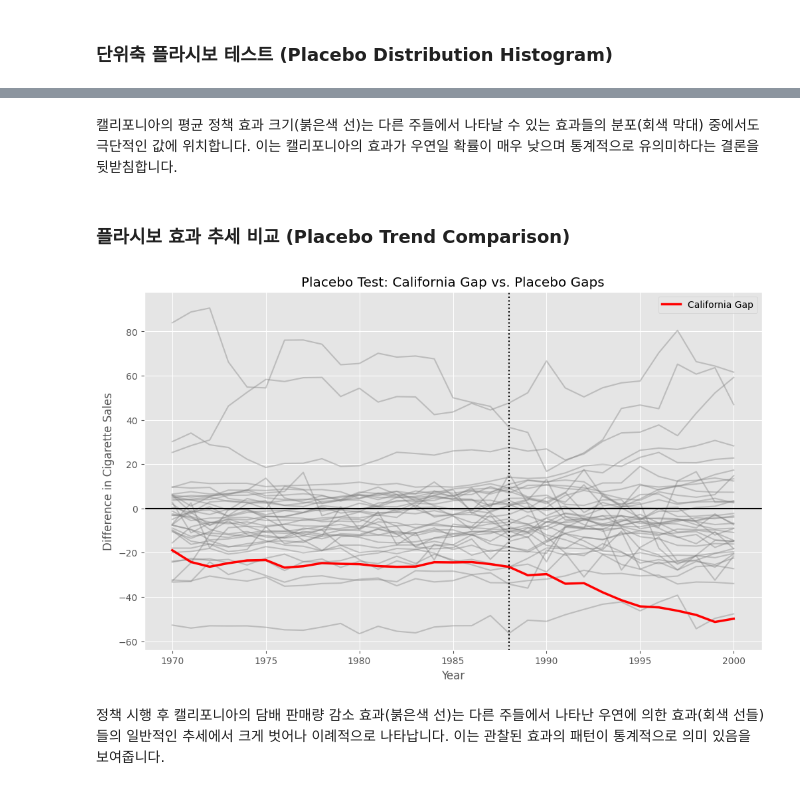
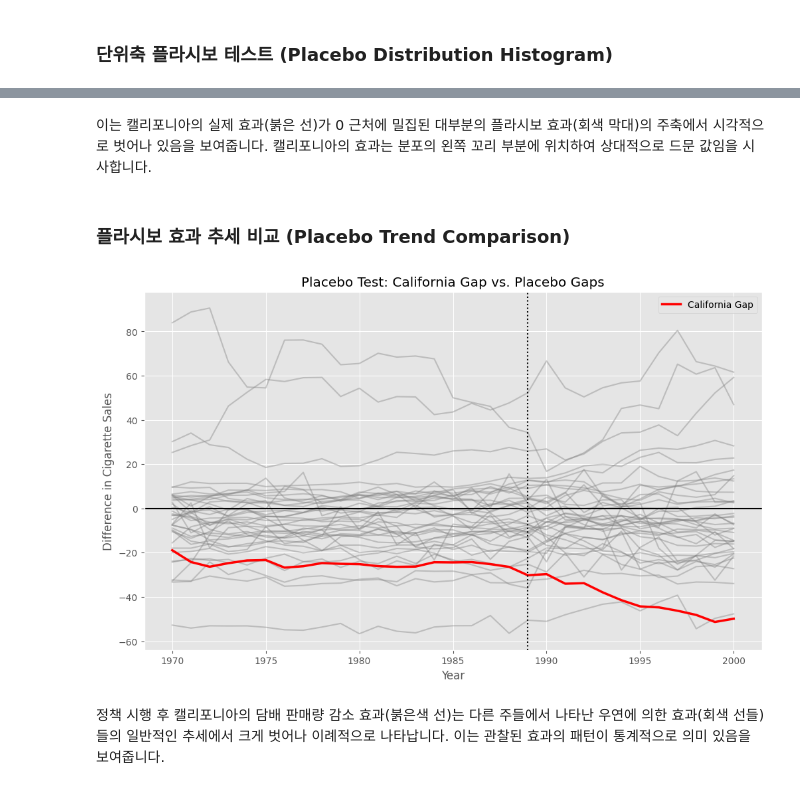
Before and after one commit to CausalInferenceLab/awesome-causal-inference-python, a Jupyter notebook: book/ate/sdid.ipynb, the cells around one changed output, grey strips where cells are left out. Drawn from its saved outputs; the diff is of its cells as text; code cells hidden in the pictures.

```diff
--- a/book/ate/sdid.ipynb
+++ b/book/ate/sdid.ipynb
@@ -285,7 +288,8 @@ Gap Plot에서 정책 시행 시점인 1988년 이후 선이 0 아래로 크게
 # %%
 # 플라시보 분포 시각화를 위한 계산
 real_att = fit_model.att
-control_states = df[df['treated'] == 0]['state'].unique()
+control_states = df.loc[df['california'] == False, 'state'].unique()
+
 placebo_atts = []
 
 for state_id in tqdm(control_states):
@@ -316,5 +320,5 @@ plt.show()
-# %% [markdown]
-캘리포니아의 평균 정책 효과 크기(붉은색 선)는 다른 주들에서 나타날 수 있는 효과들의 분포(회색 막대) 중에서도 극단적인 값에 위치합니다. 이는 캘리포니아의 효과가 우연일 확률이 매우 낮으며 통계적으로 유의미하다는 결론을 뒷받침합니다.
+# %% [markdown]
+이는 캘리포니아의 실제 효과(붉은 선)가 0 근처에 밀집된 대부분의 플라시보 효과(회색 막대)의 주축에서 시각적으로 벗어나 있음을 보여줍니다. 캘리포니아의 효과는 분포의 왼쪽 꼬리 부분에 위치하여 상대적으로 드문 값임을 시사합니다.
 # %% [markdown]
 ### 플라시보 효과 추세 비교 (Placebo Trend Comparison)
 # %%
@@ -345,35 +349,35 @@ for state_id in tqdm(control_states):
         ## 현재 플라시보 처리군(state_id)을 모든 주로 통제군 데이터프레임을 구성합니다.
         control_states_for_this_run = [s for s in all_states if s != state_id]
         control_wide_p = df[df['state'].isin(control_states_for_this_run)].pivot(index='year', columns='state', values='cigsale')
 
         weights_series = pd.Series(fit_p.weights['omega'][0], index=control_wide_p.columns)
 
         # 가중 평균을 계산하여 가상 비교 집단 생성
         synthetic_control = control_wide_p.dot(weights_series)
         placebo_gaps.append(actual - synthetic_control)
 
     except Exception as e:
         continue
 
 # 플라시보 추세선 시각화
 plt.figure(figsize=(12, 7))
 
 # 모든 플라시보 gap 추세선을 회색으로 그리기
 for gap_series in placebo_gaps:
     plt.plot(gap_series.index, gap_series.values, color='gray', alpha=0.4)
 
 # 실제 캘리포니아의 gap 추세선을 붉은색으로 강조하여 그리기
 plt.plot(california_gap.index, california_gap.values, color='red', linewidth=2.5, label='California Gap')
 
 plt.axhline(y=0, color='black', linestyle='-')
-plt.axvline(x=1988, color='black', linestyle=':')
+plt.axvline(x=1989, color='black', linestyle=':')
 plt.title('Placebo Test: California Gap vs. Placebo Gaps')
 plt.ylabel('Difference in Cigarette Sales')
 plt.xlabel('Year')
 plt.legend()
 plt.show()
 # %% [output]
-[figure, old version]
+[figure, new version]
 # %% [markdown]
 정책 시행 후 캘리포니아의 담배 판매량 감소 효과(붉은색 선)는 다른 주들에서 나타난 우연에 의한 효과(회색 선들)들의 일반적인 추세에서 크게 벗어나 이례적으로 나타납니다. 이는 관찰된 효과의 패턴이 통계적으로 의미 있음을 보여줍니다.
 # %% [markdown]
```
Also changed, not shown: parts of 10 cells of this notebook.
